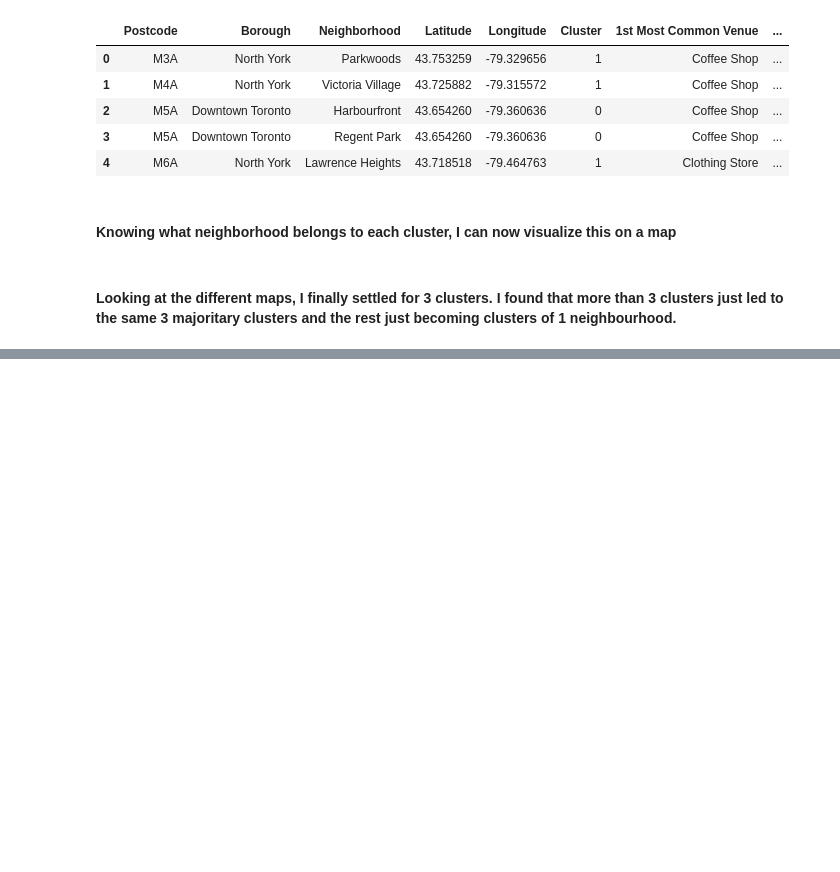
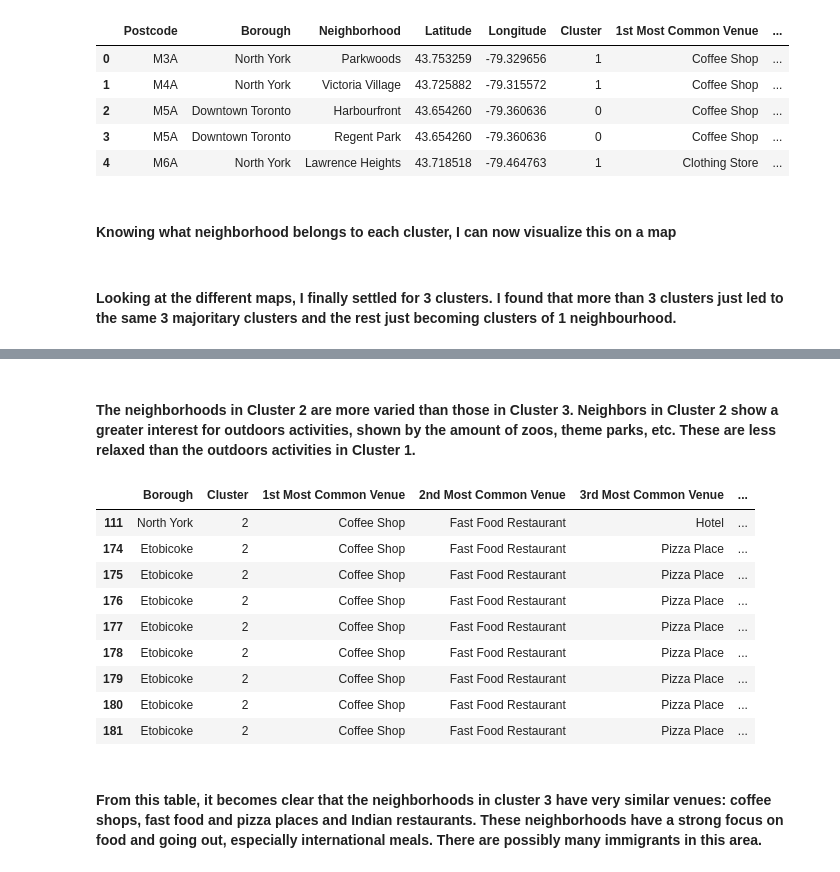
Before and after one commit to blancahuergo/AppliedDataScienceCapstone, a Jupyter notebook: Week 3 Notebook 3.ipynb, the cells around one changed output, grey strips where cells are left out. Saved outputs shown, nothing was run; the diff lists cells and outputs as text; code cells hidden in the pictures; blank space fills up the shorter version.

```diff
--- a/Week 3 Notebook 3.ipynb
+++ b/Week 3 Notebook 3.ipynb
@@ -608,0 +653,17 @@ map_clusters
+# %% [markdown]
+#### The neighborhoods in Cluster 2 are more varied than those in Cluster 3. Neighbors in Cluster 2 show a greater interest for outdoors activities, shown by the amount of zoos, theme parks, etc. These are less relaxed than the outdoors activities in Cluster 1.
+# %%
+toronto_merged.loc[toronto_merged["Cluster"] == 2, toronto_merged.columns[[1] + list(range(5, toronto_merged.shape[1]))]]
+# %% [output]
+|  | Borough | Cluster | 1st Most Common Venue | 2nd Most Common Venue | 3rd Most Common Venue | ... |
+| 111 | North York | 2 | Coffee Shop | Fast Food Restaurant | Hotel | ... |
+| 174 | Etobicoke | 2 | Coffee Shop | Fast Food Restaurant | Pizza Place | ... |
+| 175 | Etobicoke | 2 | Coffee Shop | Fast Food Restaurant | Pizza Place | ... |
+| 176 | Etobicoke | 2 | Coffee Shop | Fast Food Restaurant | Pizza Place | ... |
+| 177 | Etobicoke | 2 | Coffee Shop | Fast Food Restaurant | Pizza Place | ... |
+| 178 | Etobicoke | 2 | Coffee Shop | Fast Food Restaurant | Pizza Place | ... |
+| 179 | Etobicoke | 2 | Coffee Shop | Fast Food Restaurant | Pizza Place | ... |
+| 180 | Etobicoke | 2 | Coffee Shop | Fast Food Restaurant | Pizza Place | ... |
+| 181 | Etobicoke | 2 | Coffee Shop | Fast Food Restaurant | Pizza Place | ... |
+# %% [markdown]
+#### From this table, it becomes clear that the neighborhoods in cluster 3 have very similar venues: coffee shops, fast food and pizza places and Indian restaurants. These neighborhoods have a strong focus on food and going out, especially international meals. There are possibly many immigrants in this area.
```
Also changed, not shown: parts of 4 cells of this notebook.
